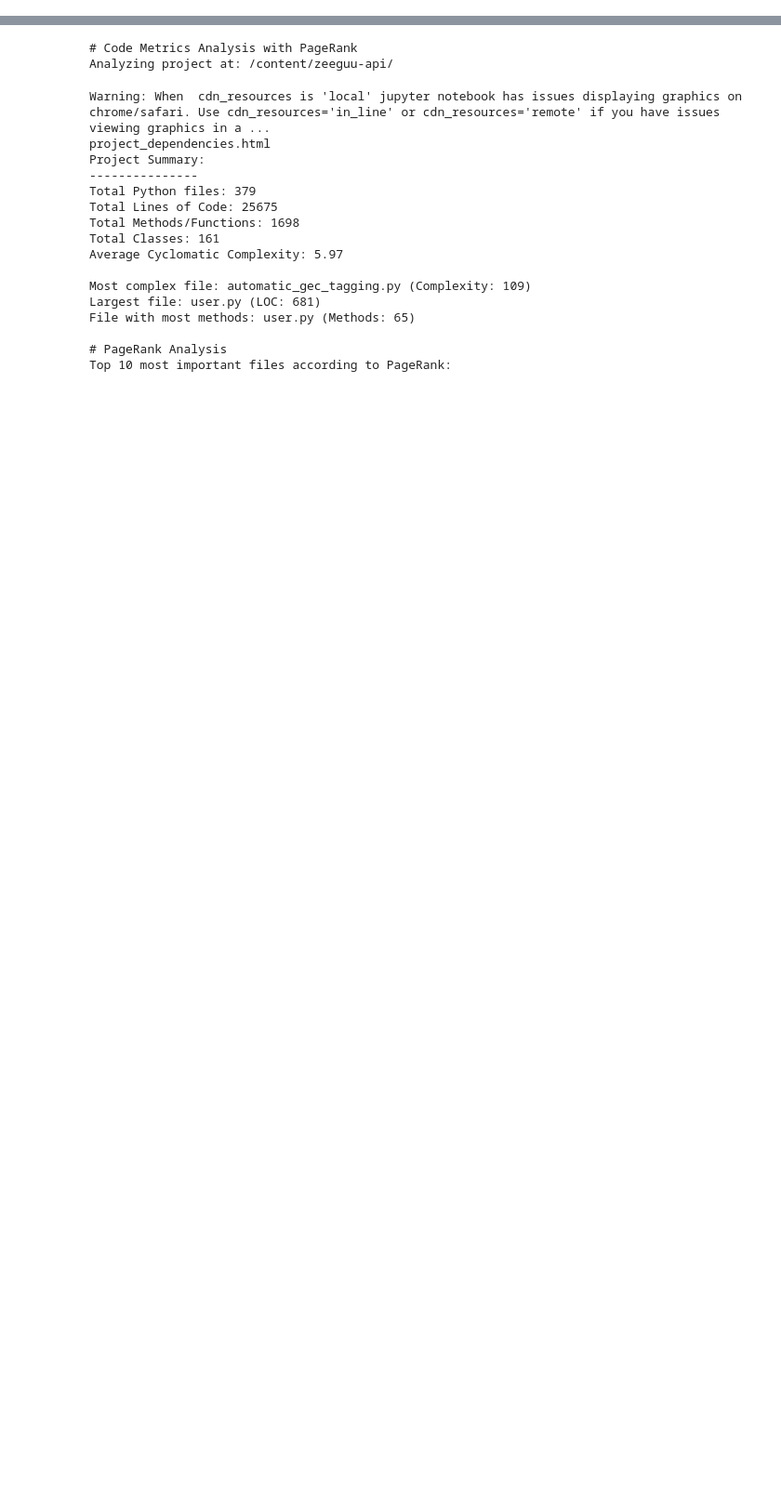
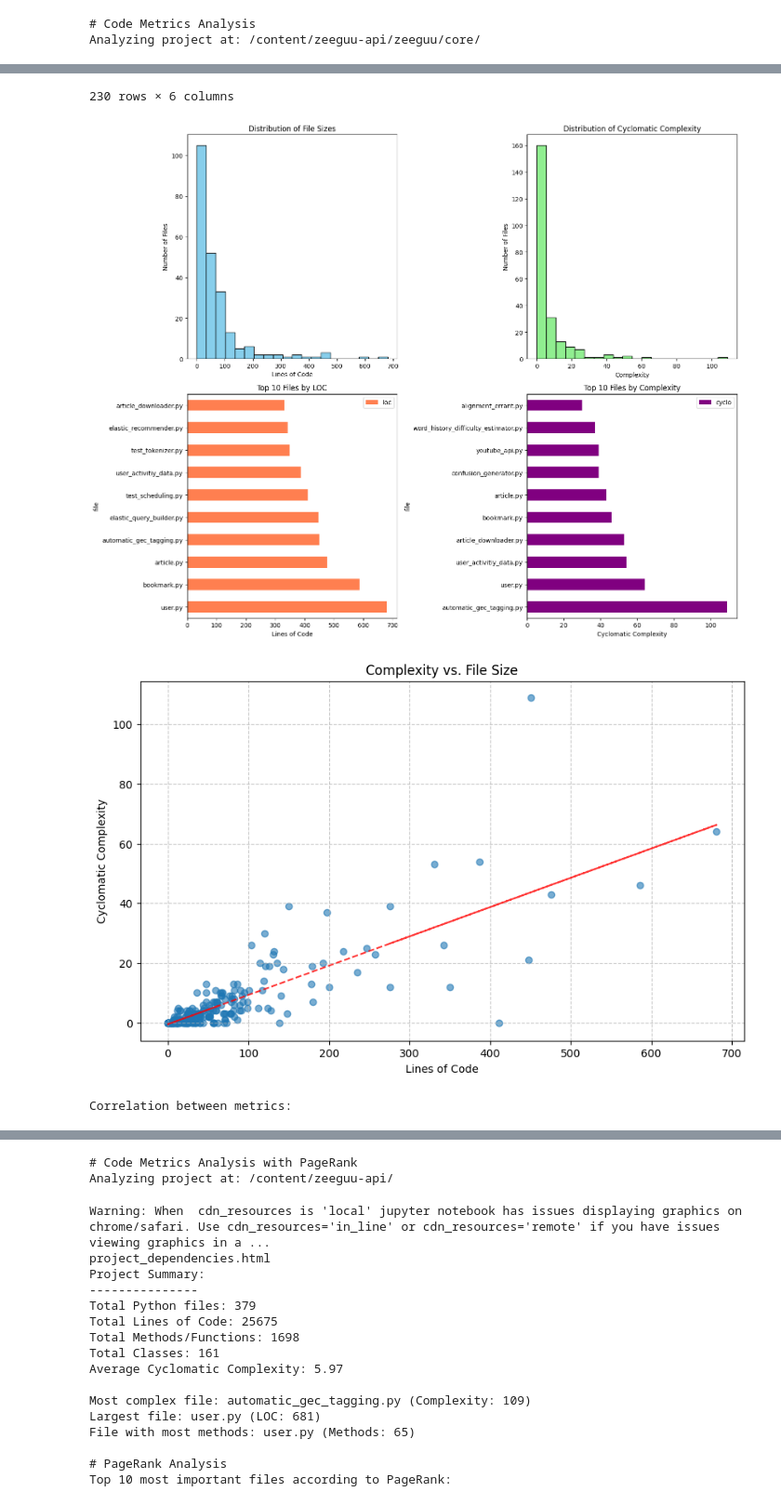
Before and after one commit to Rasmus-Balthazar/Architectural-recovery-SA, a Jupyter notebook: code_analysis_abstract.ipynb, the cells around one changed output, grey strips where cells are left out. Shown at 93% size. Cells and saved outputs as stored; diff of their text form; code cells hidden in the pictures; blank space fills up the shorter version.

```diff
--- a/code_analysis_abstract.ipynb
+++ b/code_analysis_abstract.ipynb
@@ -235,7 +235,8 @@ def analyze_file(file_path):
 # Example usage in a notebook
 if 'ipykernel' in sys.modules:
     # Set the project path - update this to your project directory
-    PROJECT_PATH = "/content/zeeguu-api/"
+    PROJECT_PATH = "/content/zeeguu-api/zeeguu/core/"
+    # PROJECT_PATH = "/content/zeeguu-api/"
 
     # Example of how to use the analyzer
     print("# Code Metrics Analysis")
@@ -266,3 +267,6 @@ if 'ipykernel' in sys.modules:
     print("\nCorrelation between metrics:")
     correlation = metrics_df[['loc', 'nom', 'cyclo']].corr()
     display(correlation)
+# %% [output]
+# Code Metrics Analysis
+Analyzing project at: /content/zeeguu-api/zeeguu/core/
@@ -268,0 +296,4 @@ if 'ipykernel' in sys.modules:
+230 rows × 6 columns
+[figure, added]
+[figure, added]
+Correlation between metrics:
```
Also changed, not shown: parts of 2 cells of this notebook.
